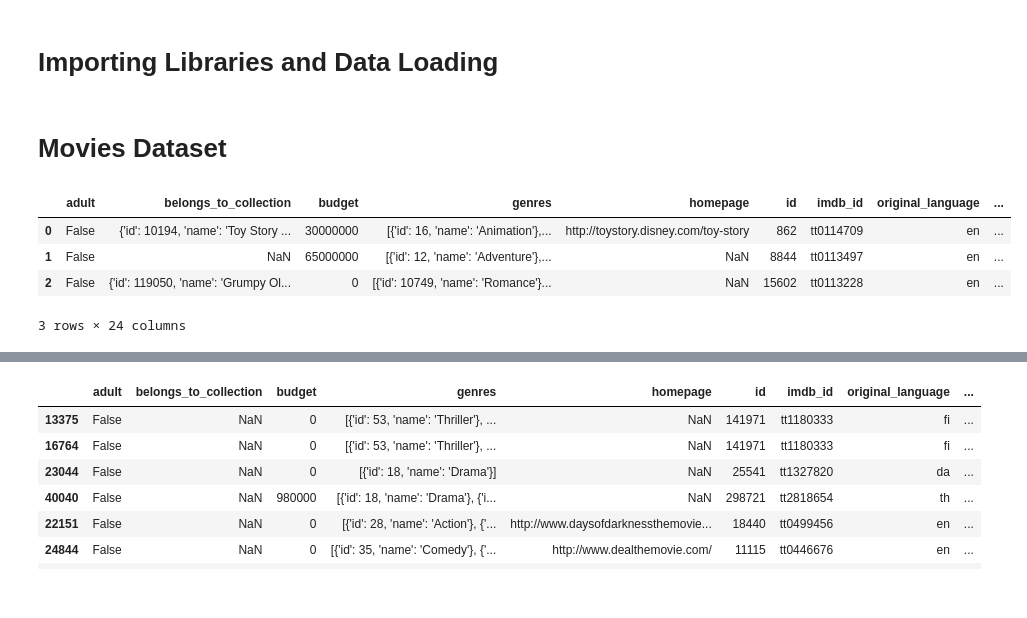
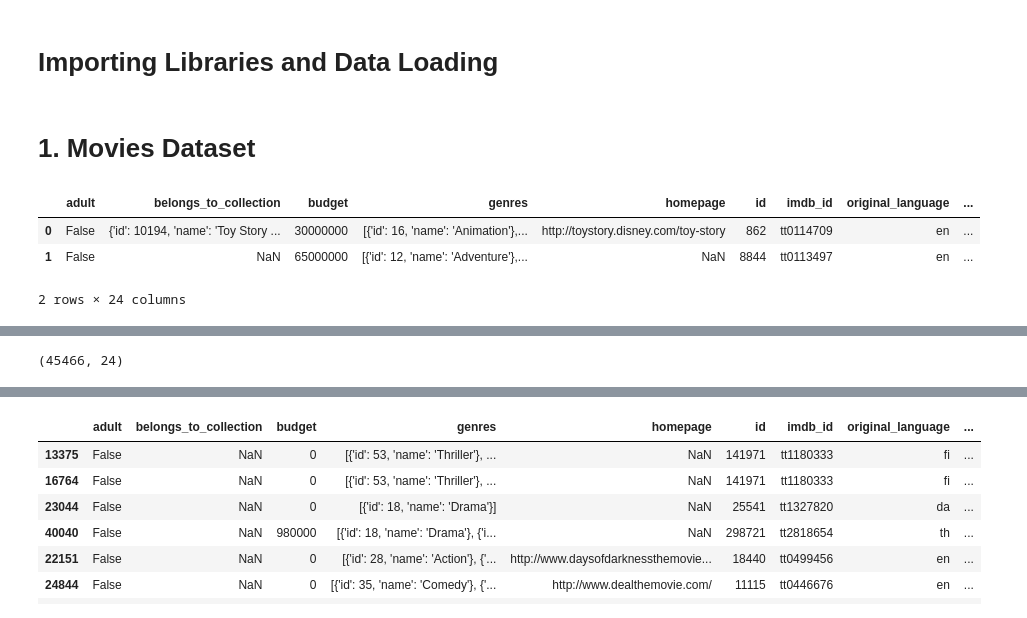
Before and after one commit to cristhianc001/Movie-Recommendation-System, a Jupyter notebook: notebooks/1. Data Cleaning and Wrangling.ipynb, the cells around one changed output, grey strips where cells are left out. Saved outputs shown, nothing was run; the diff lists cells and outputs as text; code cells hidden in the pictures.

```diff
--- a/notebooks/1. Data Cleaning and Wrangling.ipynb
+++ b/notebooks/1. Data Cleaning and Wrangling.ipynb
@@ -9,13 +10,12 @@ df_movies = pd.read_csv('../raw_data/movies_dataset.csv')
 # %% [markdown]
-# Movies Dataset
+# 1. Movies Dataset
 # %%
-df_movies.head(3)
+df_movies.head(2)
 # %% [output]
 |  | adult | belongs_to_collection | budget | genres | homepage | id | imdb_id | original_language | ... |
 | 0 | False | {'id': 10194, 'name': 'Toy Story ... | 30000000 | [{'id': 16, 'name': 'Animation'},... | http://toystory.disney.com/toy-story | 862 | tt0114709 | en | ... |
 | 1 | False | NaN | 65000000 | [{'id': 12, 'name': 'Adventure'},... | NaN | 8844 | tt0113497 | en | ... |
-| 2 | False | {'id': 119050, 'name': 'Grumpy Ol... | 0 | [{'id': 10749, 'name': 'Romance'}... | NaN | 15602 | tt0113228 | en | ... |
-3 rows × 24 columns
+2 rows × 24 columns
 # %%
 df_movies.dtypes
 # %% [output]
@@ -36,3 +36,7 @@ video                     object
 vote_average             float64
 vote_count               float64
 dtype: object
+# %%
+df_movies.shape
+# %% [output]
+(45466, 24)
```
Also changed, not shown: parts of 68 cells of this notebook, 9 other files.
